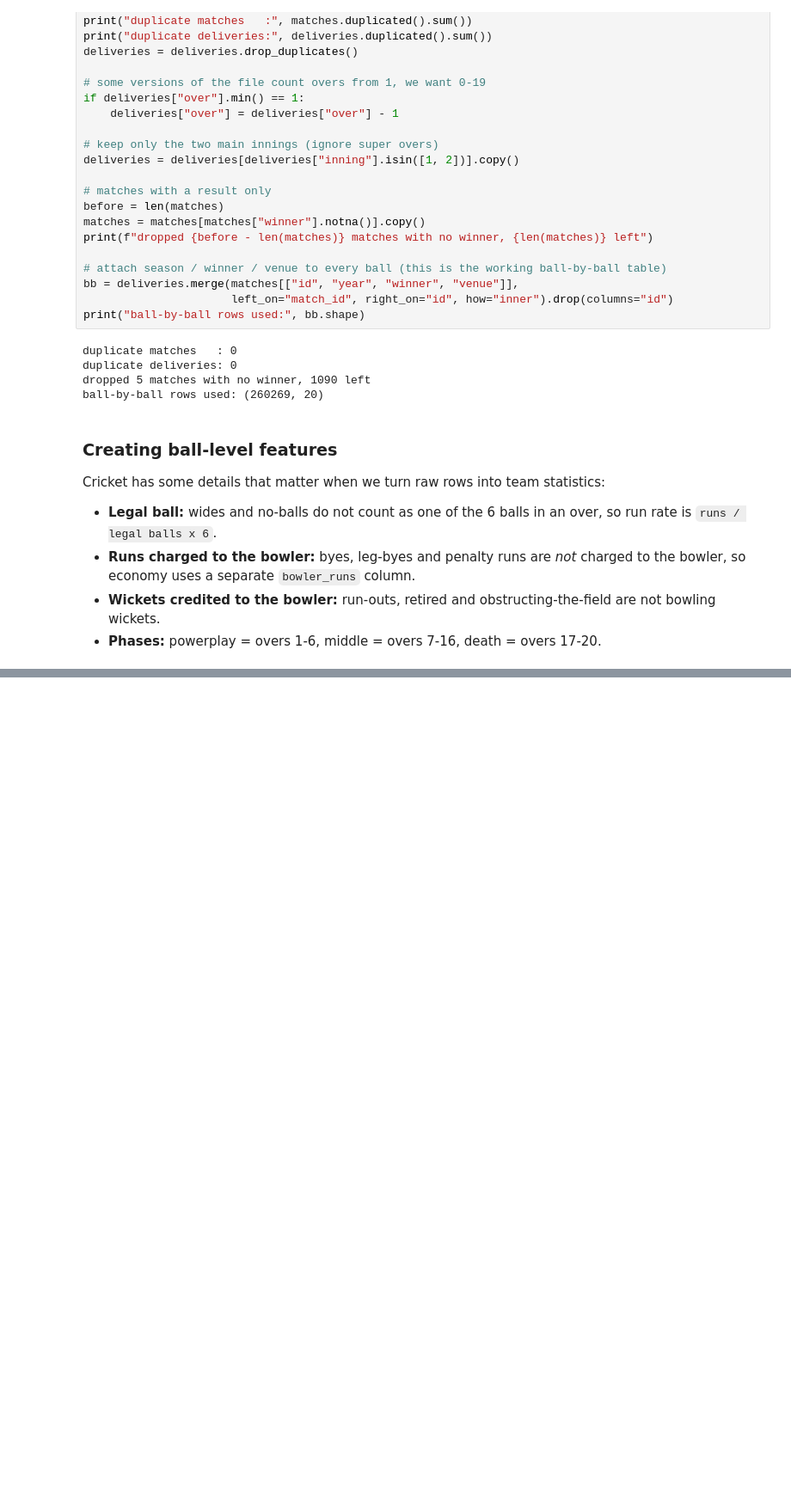
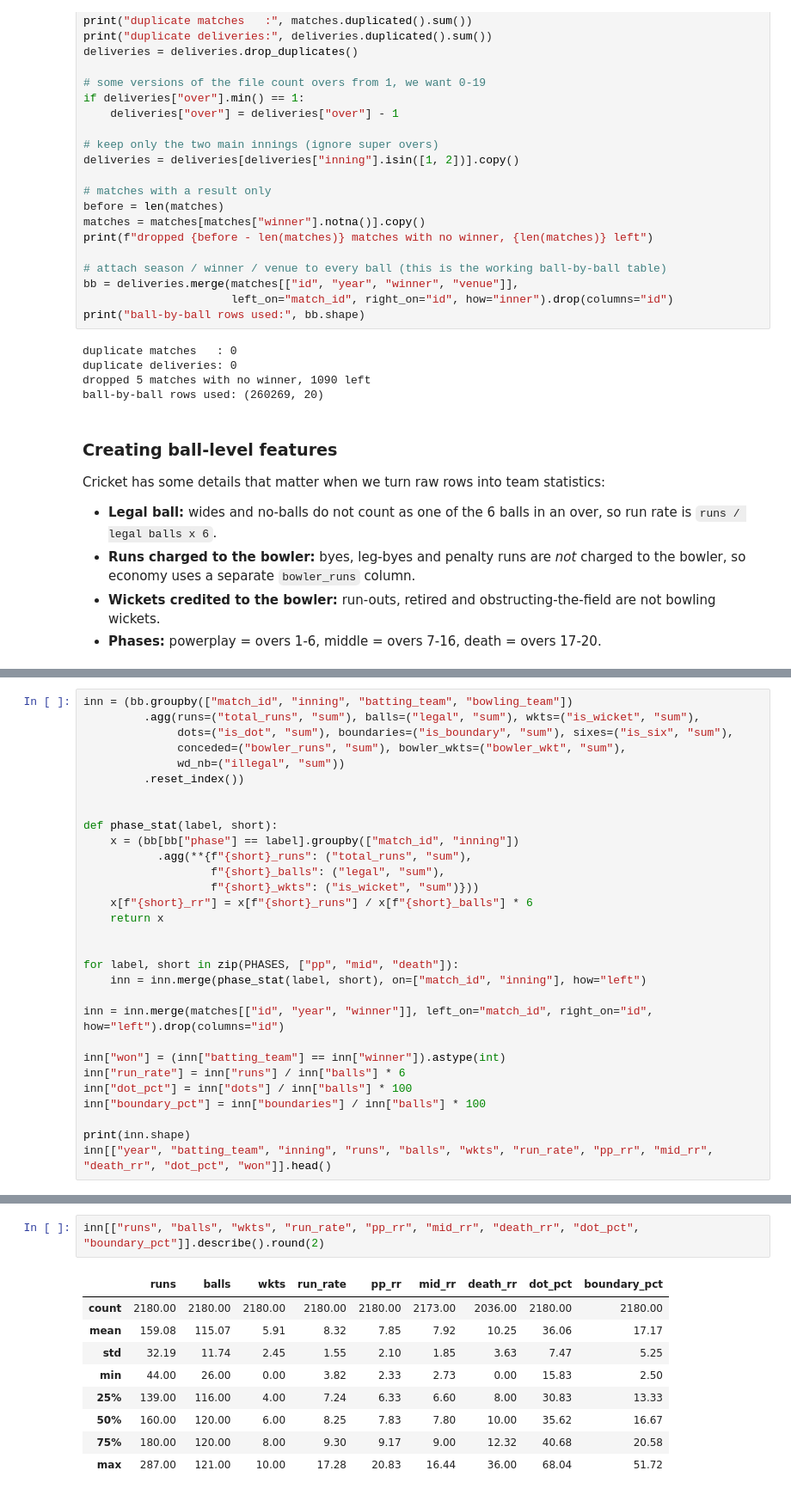
Before and after one commit to prince63aj/mini_project, a Jupyter notebook: ipl_match_prediction_rule_based.ipynb, the cells around one changed output, grey strips where cells are left out. Shown at 86% size. Drawn from its saved outputs; the diff is of its cells as text; blank space fills up the shorter version.

Commit message:
feat: add innings-level performance analysis for hypothesis testing

```diff
--- a/ipl_match_prediction_rule_based.ipynb
+++ b/ipl_match_prediction_rule_based.ipynb
@@ -229,0 +233,30 @@ bb[["match_id", "inning", "batting_team", "bowling_team", "over", "total_runs",
+# %%
+inn = (bb.groupby(["match_id", "inning", "batting_team", "bowling_team"])
+         .agg(runs=("total_runs", "sum"), balls=("legal", "sum"), wkts=("is_wicket", "sum"),
+              dots=("is_dot", "sum"), boundaries=("is_boundary", "sum"), sixes=("is_six", "sum"),
+              conceded=("bowler_runs", "sum"), bowler_wkts=("bowler_wkt", "sum"),
+              wd_nb=("illegal", "sum"))
+         .reset_index())
+
+
+def phase_stat(label, short):
+    x = (bb[bb["phase"] == label].groupby(["match_id", "inning"])
+           .agg(**{f"{short}_runs": ("total_runs", "sum"),
+                   f"{short}_balls": ("legal", "sum"),
+                   f"{short}_wkts": ("is_wicket", "sum")}))
+    x[f"{short}_rr"] = x[f"{short}_runs"] / x[f"{short}_balls"] * 6
+    return x
+
+
+for label, short in zip(PHASES, ["pp", "mid", "death"]):
+    inn = inn.merge(phase_stat(label, short), on=["match_id", "inning"], how="left")
+
+inn = inn.merge(matches[["id", "year", "winner"]], left_on="match_id", right_on="id", how="left").drop(columns="id")
+
+inn["won"] = (inn["batting_team"] == inn["winner"]).astype(int)
+inn["run_rate"] = inn["runs"] / inn["balls"] * 6
+inn["dot_pct"] = inn["dots"] / inn["balls"] * 100
+inn["boundary_pct"] = inn["boundaries"] / inn["balls"] * 100
+
+print(inn.shape)
+inn[["year", "batting_team", "inning", "runs", "balls", "wkts", "run_rate", "pp_rr", "mid_rr", "death_rr", "dot_pct", "won"]].head()
@@ -229,0 +271,12 @@ bb[["match_id", "inning", "batting_team", "bowling_team", "over", "total_runs",
+# %%
+inn[["runs", "balls", "wkts", "run_rate", "pp_rr", "mid_rr", "death_rr", "dot_pct", "boundary_pct"]].describe().round(2)
+# %% [output]
+|  | runs | balls | wkts | run_rate | pp_rr | mid_rr | death_rr | dot_pct | boundary_pct |
+| count | 2180.00 | 2180.00 | 2180.00 | 2180.00 | 2180.00 | 2173.00 | 2036.00 | 2180.00 | 2180.00 |
+| mean | 159.08 | 115.07 | 5.91 | 8.32 | 7.85 | 7.92 | 10.25 | 36.06 | 17.17 |
+| std | 32.19 | 11.74 | 2.45 | 1.55 | 2.10 | 1.85 | 3.63 | 7.47 | 5.25 |
+| min | 44.00 | 26.00 | 0.00 | 3.82 | 2.33 | 2.73 | 0.00 | 15.83 | 2.50 |
+| 25% | 139.00 | 116.00 | 4.00 | 7.24 | 6.33 | 6.60 | 8.00 | 30.83 | 13.33 |
+| 50% | 160.00 | 120.00 | 6.00 | 8.25 | 7.83 | 7.80 | 10.00 | 35.62 | 16.67 |
+| 75% | 180.00 | 120.00 | 8.00 | 9.30 | 9.17 | 9.00 | 12.32 | 40.68 | 20.58 |
+| max | 287.00 | 121.00 | 10.00 | 17.28 | 20.83 | 16.44 | 36.00 | 68.04 | 51.72 |
```
Also changed, not shown: parts of 2 cells of this notebook.
